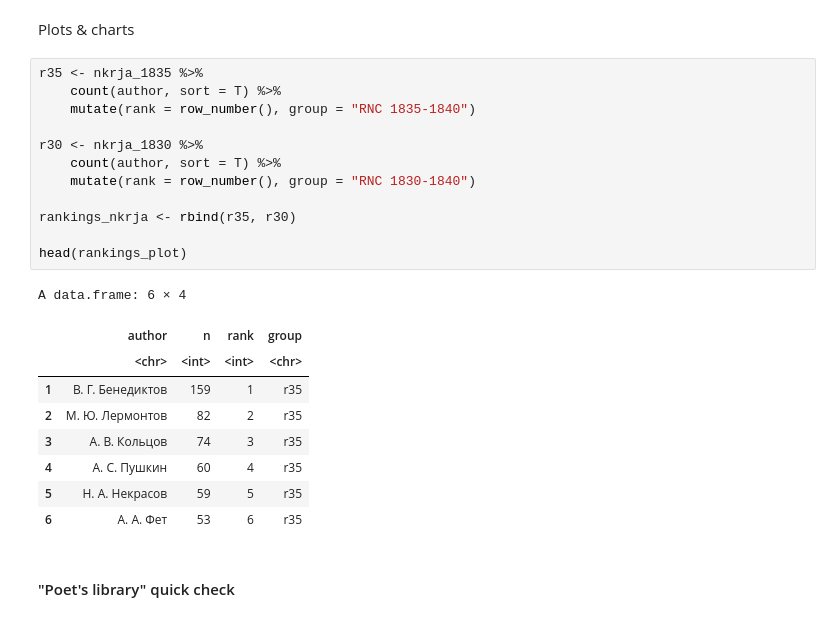
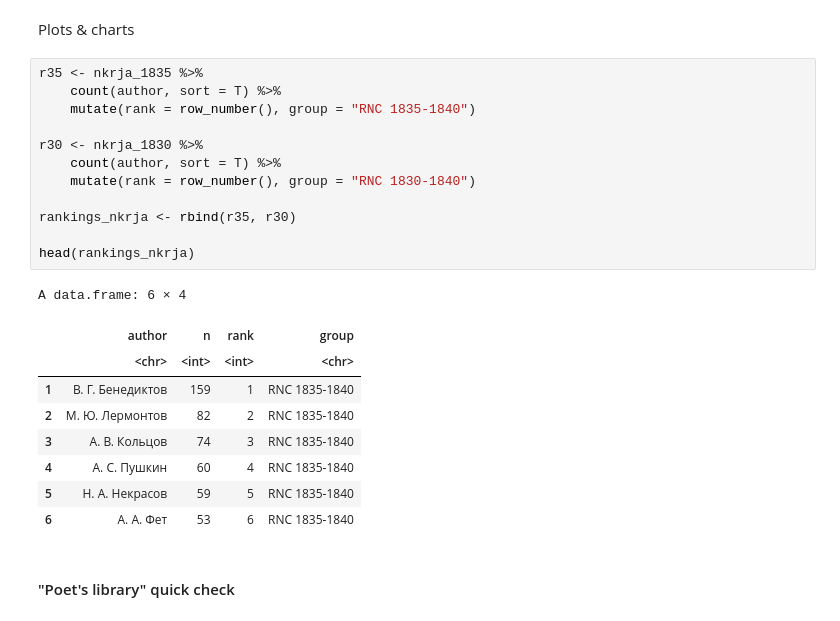
Before and after one commit to tonyamart/corpus35_pr, a Jupyter notebook: scr/01_chapter/01_1_nkrja_comparison.ipynb, the cells around one changed output. Cells and saved outputs as stored; diff of their text form.

```diff
--- a/scr/01_chapter/01_1_nkrja_comparison.ipynb
+++ b/scr/01_chapter/01_1_nkrja_comparison.ipynb
@@ -207,25 +209,25 @@ Plots & charts
 # %%
 r35 <- nkrja_1835 %>%
     count(author, sort = T) %>%
     mutate(rank = row_number(), group = "RNC 1835-1840")
 
 r30 <- nkrja_1830 %>%
     count(author, sort = T) %>%
     mutate(rank = row_number(), group = "RNC 1830-1840")
 
 rankings_nkrja <- rbind(r35, r30)
 
-head(rankings_plot)
+head(rankings_nkrja)
 # %% [output]
 A data.frame: 6 × 4
 |  | author | n | rank | group |
 |  | <chr> | <int> | <int> | <chr> |
-| 1 | В. Г. Бенедиктов | 159 | 1 | r35 |
-| 2 | М. Ю. Лермонтов | 82 | 2 | r35 |
-| 3 | А. В. Кольцов | 74 | 3 | r35 |
-| 4 | А. С. Пушкин | 60 | 4 | r35 |
-| 5 | Н. А. Некрасов | 59 | 5 | r35 |
-| 6 | А. А. Фет | 53 | 6 | r35 |
+| 1 | В. Г. Бенедиктов | 159 | 1 | RNC 1835-1840 |
+| 2 | М. Ю. Лермонтов | 82 | 2 | RNC 1835-1840 |
+| 3 | А. В. Кольцов | 74 | 3 | RNC 1835-1840 |
+| 4 | А. С. Пушкин | 60 | 4 | RNC 1835-1840 |
+| 5 | Н. А. Некрасов | 59 | 5 | RNC 1835-1840 |
+| 6 | А. А. Фет | 53 | 6 | RNC 1835-1840 |
 # %% [markdown]
 #### "Poet's library" quick check
 # %%
```
Also changed, not shown: parts of 6 cells of this notebook, 4 other files.
